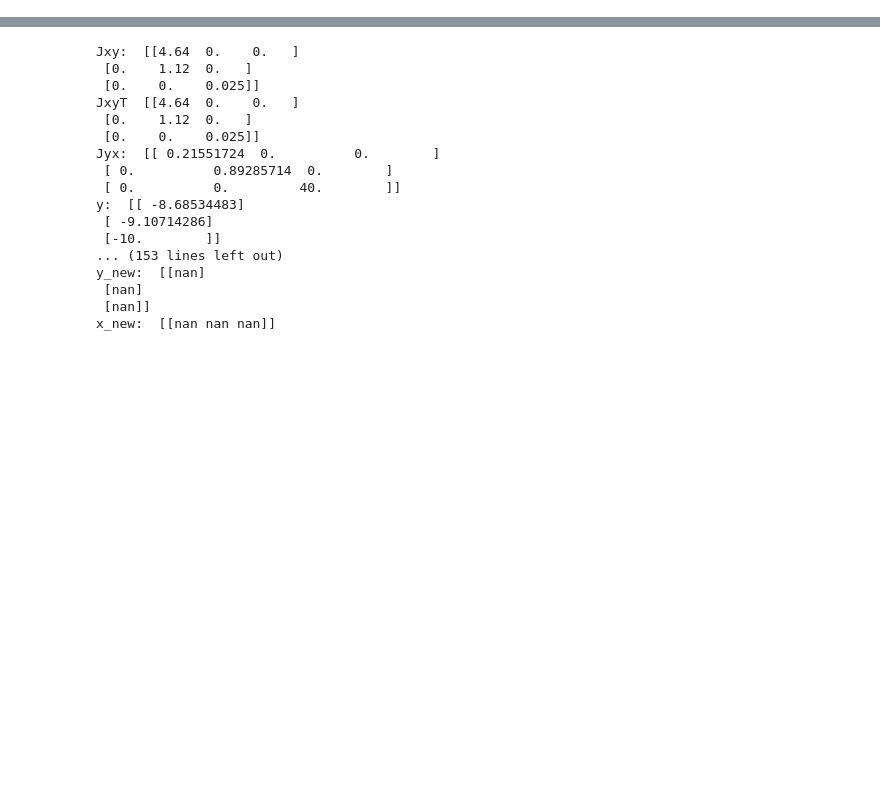
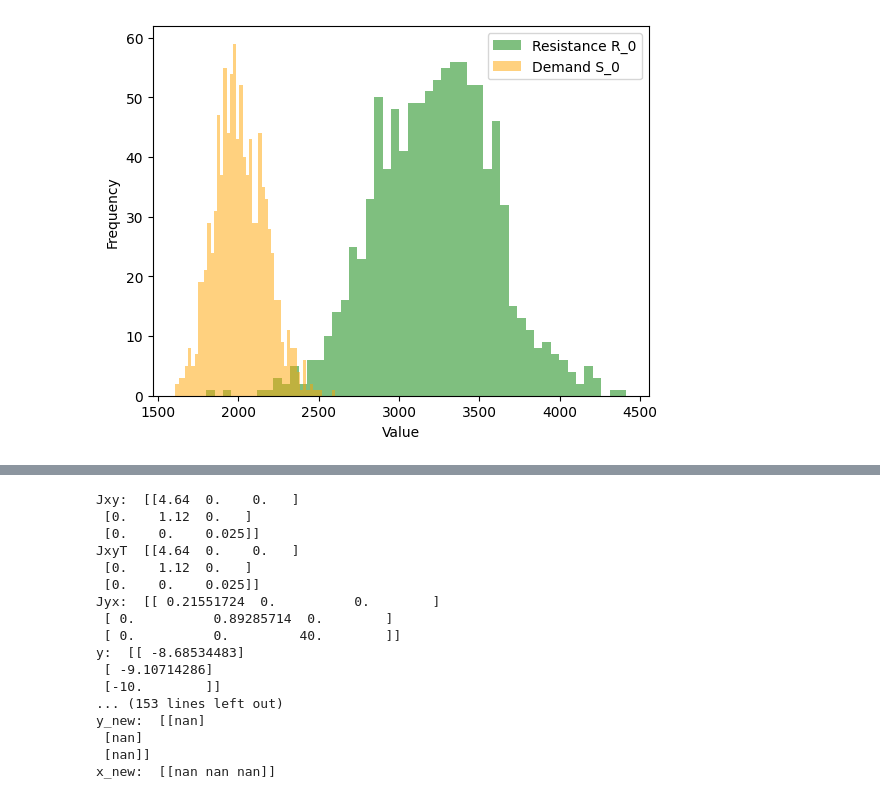
Before and after one commit to Pesquisa-UFCAT/parepy, a Jupyter notebook: local_examples/example-2.ipynb, the cells around one changed output, grey strips where cells are left out. Saved outputs shown, nothing was run; the diff lists cells and outputs as text; code cells hidden in the pictures; blank space fills up the shorter version.

```diff
--- a/local_examples/example-2.ipynb
+++ b/local_examples/example-2.ipynb
@@ -46,3 +78,16 @@ sampling_algorithm_structural_analysis_kernel(setup)
+# %%
+# Libraries
+import matplotlib.pyplot as plt
+
+# Plot histograms - R_0 and S_0
+plt.hist(results['R_0'], bins=50, alpha=0.5, color='green', label='Resistance R_0')
+plt.hist(results['S_0'], bins=50, alpha=0.5, color='orange', label='Demand S_0')
+plt.xlabel("Value")
+plt.ylabel("Frequency")
+plt.legend()
+plt.show()
+# %% [output]
+[figure, added]
 # %%
 from parepy_toolbox import sampling_algorithm_structural_analysis_kernel
 from obj_function import nowak_collins_example
```
Also changed, not shown: parts of 10 cells of this notebook, 1 other file.
